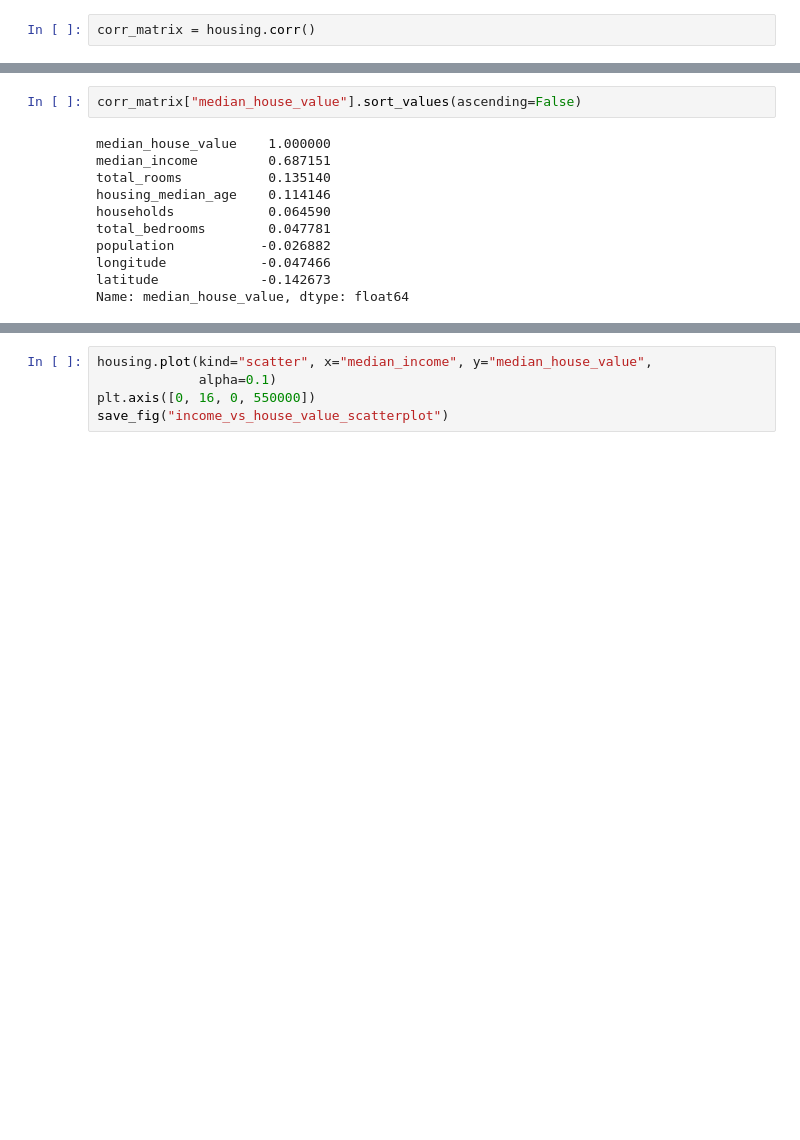
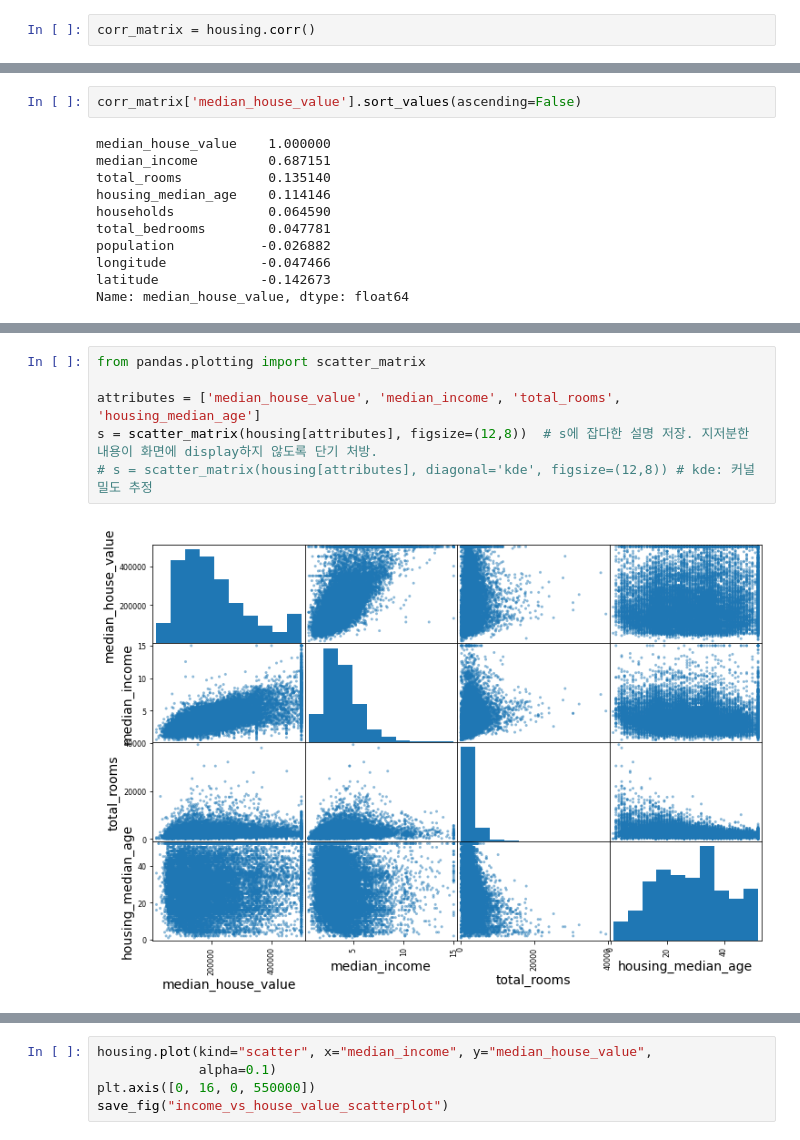
Before and after one commit to fasthill/Hands_on_ML2, a Jupyter notebook: 02_end_to_end_machine_learning_project.ipynb, the cells around one changed output, grey strips where cells are left out. Drawn from its saved outputs; the diff is of its cells as text; blank space fills up the shorter version.

```diff
--- a/02_end_to_end_machine_learning_project.ipynb
+++ b/02_end_to_end_machine_learning_project.ipynb
@@ -422,5 +431,5 @@ corr_matrix = housing.corr()
 # %%
-corr_matrix["median_house_value"].sort_values(ascending=False)
+corr_matrix['median_house_value'].sort_values(ascending=False)
 # %% [output]
 median_house_value    1.000000
 median_income         0.687151
@@ -435,3 +444,11 @@ Name: median_house_value, dtype: float64
 # %% [markdown]
 피어슨의 상관 계수(위키백과):
 ![Pearson correlation coefficient](https://upload.wikimedia.org/wikipedia/commons/d/d4/Correlation_examples2.svg)
+# %%
+from pandas.plotting import scatter_matrix
+
+attributes = ['median_house_value', 'median_income', 'total_rooms', 'housing_median_age']
+s = scatter_matrix(housing[attributes], figsize=(12,8))  # s에 잡다한 설명 저장. 지저분한 내용이 화면에 display하지 않도록 단기 처방.
+# s = scatter_matrix(housing[attributes], diagonal='kde', figsize=(12,8)) # kde: 커널 밀도 추정
+# %% [output]
+[figure, added]
```
Also changed, not shown: parts of 6 cells of this notebook.
